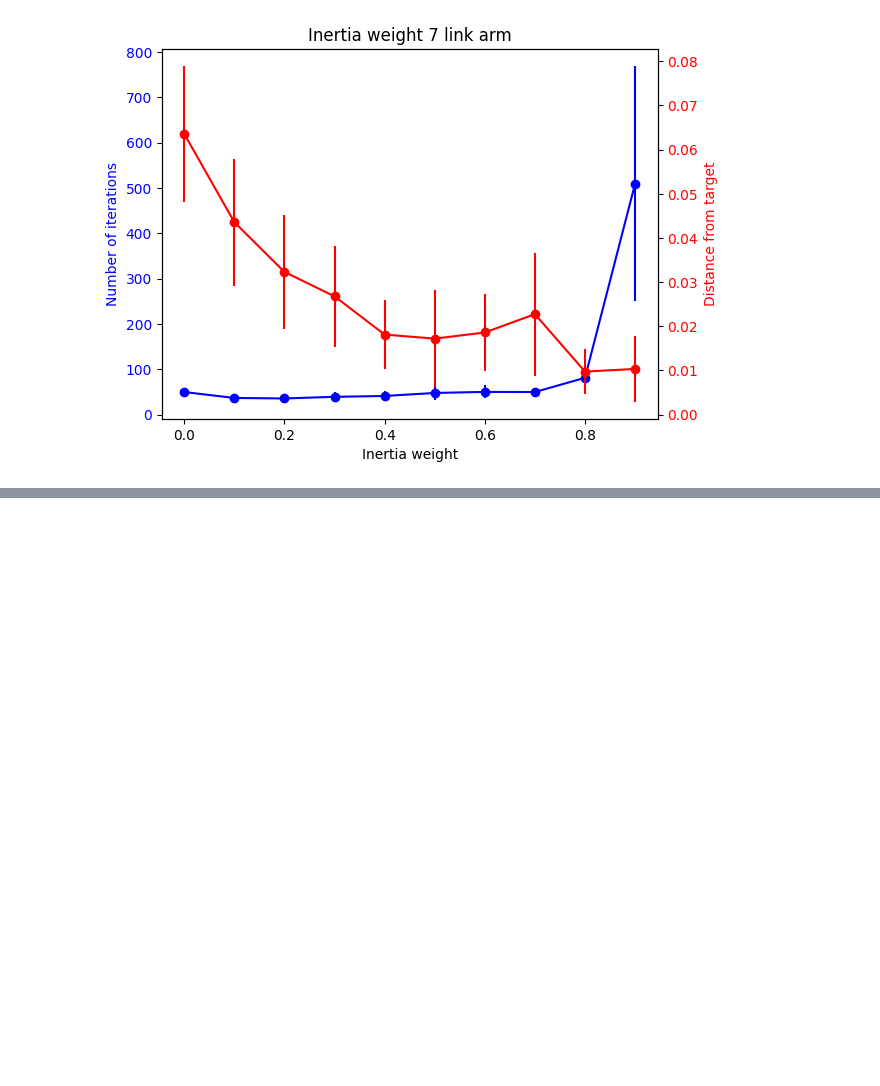
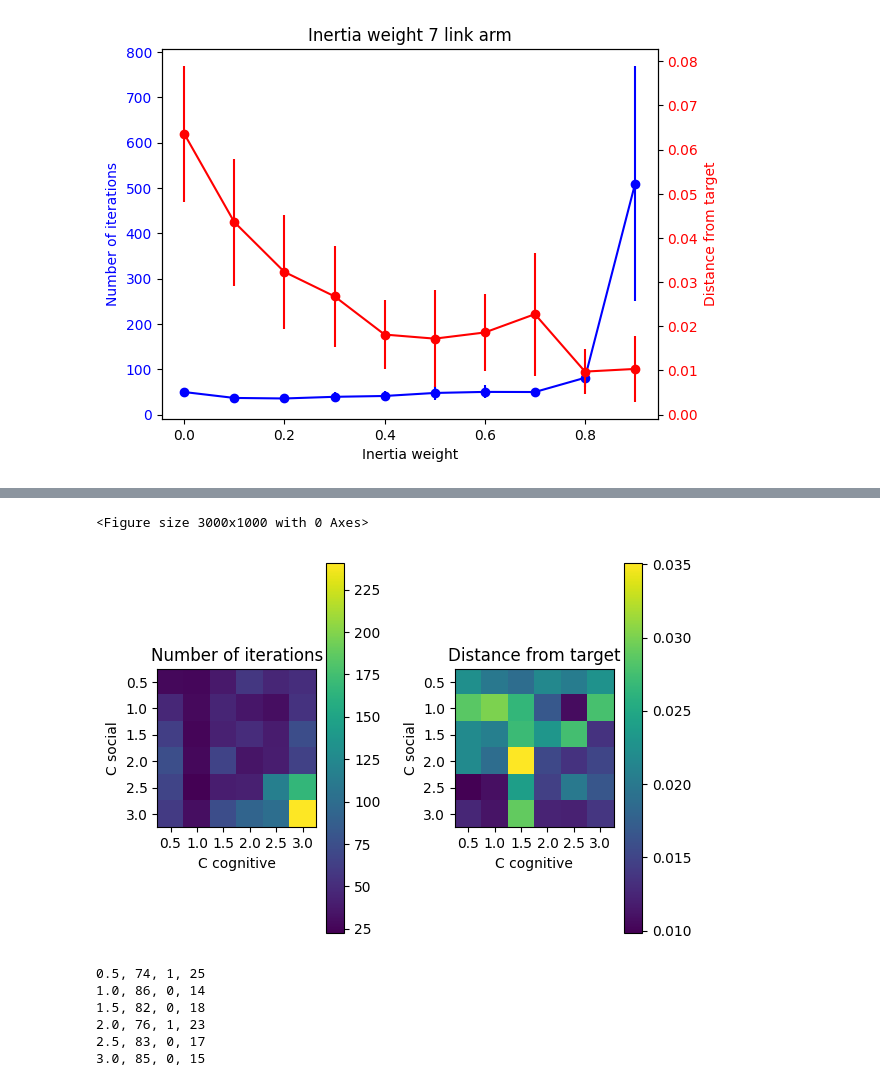
Before and after one commit to 3sara/Optimization_exam, a Jupyter notebook: plots.ipynb, the cells around one changed output, grey strips where cells are left out. Cells and saved outputs as stored; diff of their text form; code cells hidden in the pictures; blank space fills up the shorter version.

Commit message:
new plot

```diff
--- a/plots.ipynb
+++ b/plots.ipynb
@@ -468,6 +465,7 @@ c_cog=[0.5,1.0,1.5,2.0,2.5,3.0]
 c_soc=[0.5,1.0,1.5,2.0,2.5,3.0]
 max_iter=500
 n_it=50
+w=0.4
 mean_it=np.zeros((len(c_cog),len(c_soc)))
 mean_err=np.zeros((len(c_cog),len(c_soc)))
 std_it=np.zeros((len(c_cog),len(c_soc)))
@@ -481,7 +479,7 @@ for i,cog in enumerate(c_cog):
         err=np.zeros(n_it)
         count=np.array([0,0,0])
         for k in range(n_it):
-            _,_,err[k], it[k], c = PSO.PSO(link, target, pop_size, max_iter, w, c_soc, c_cog, alpha_values, constraints_theta, type='absorb')
+            _,_,err[k], it[k], c = PSO.PSO(link, target, pop_size, max_iter, w, soc, cog, alpha_values, constraints_theta, type='absorb')
             count+=c
         print(f'c_soc={soc}, c_cog={cog}, count={count}')
         mean_it[i,j]=np.mean(it)
@@ -490,0 +507,64 @@ for i,cog in enumerate(c_cog):
+# %%
+#set a big figure
+plt.figure(figsize=(30,10))
+fig, ax = plt.subplots(1,2)
+X, Y = np.meshgrid(c_cog, c_soc)
+im = ax[0].imshow(mean_it, cmap='viridis')
+ax[0].set_xticks(np.arange(len(c_cog)))
+ax[0].set_yticks(np.arange(len(c_soc)))
+ax[0].set_xticklabels(c_cog)
+ax[0].set_yticklabels(c_soc)
+ax[0].set_xlabel('C cognitive')
+ax[0].set_ylabel('C social')
+
+#put some space between images
+plt.subplots_adjust(wspace=0.5)
+
+ax[0].set_title('Number of iterations')
+fig.colorbar(im, ax=ax[0])
+im = ax[1].imshow(mean_err, cmap='viridis')
+ax[1].set_xticks(np.arange(len(c_cog)))
+ax[1].set_yticks(np.arange(len(c_soc)))
+ax[1].set_xticklabels(c_cog)
+ax[1].set_yticklabels(c_soc)
+ax[1].set_xlabel('C cognitive')
+ax[1].set_ylabel('C social')
+
+ax[1].set_title('Distance from target')
+fig.colorbar(im, ax=ax[1])
+plt.savefig('ccog_csoc_values2.png')
+plt.show()
+# %% [output]
+<Figure size 3000x1000 with 0 Axes>
+[figure, added]
+# %%
+c_soc_values=[0.5,1.0,1.5,2.0,2.5,3.0]
+c_cog=1.49445
+max_iter=500
+n_it=100
+mean_it=np.zeros(len(c_soc_values))
+mean_err=np.zeros(len(c_soc_values))
+std_it=np.zeros(len(c_soc_values))
+std_err=np.zeros(len(c_soc_values))
+#count[0]=number of times the algorithm converged
+#count[1]=number of times the algorithm reached the maximum number of iterations
+#count[2]=number of times the algorithm reached a stationary point
+for j,c_soc in enumerate(c_soc_values):
+    it=np.zeros(n_it)
+    err=np.zeros(n_it)
+    count=np.array([0,0,0])
+    for i in range(n_it):
+        _,_,err[i], it[i], c = PSO.PSO(link, target, pop_size, max_iter, w, c_soc, c_cog, alpha_values, constraints_theta, type='absorb')
+        count+=c
+    print(f'{c_soc}, {count[0]}, {count[1]}, {count[2]}')
+    mean_it[j]=np.mean(it)
+    std_it[j]=np.std(it)
+    mean_err[j]=np.mean(err)
+    std_err[j]=np.std(err)
+# %% [output]
+0.5, 74, 1, 25
+1.0, 86, 0, 14
+1.5, 82, 0, 18
+2.0, 76, 1, 23
+2.5, 83, 0, 17
+3.0, 85, 0, 15
```
Also changed, not shown: parts of 5 cells of this notebook, 2 other files.
